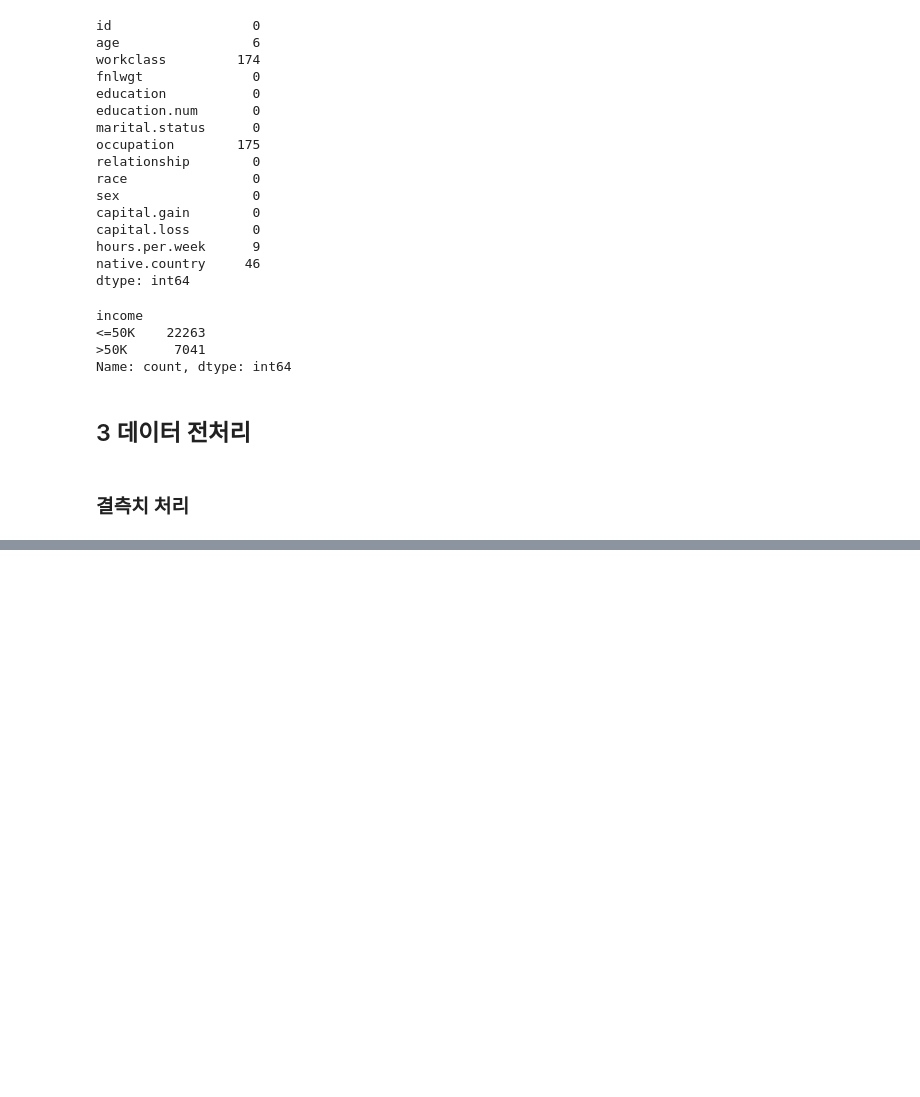
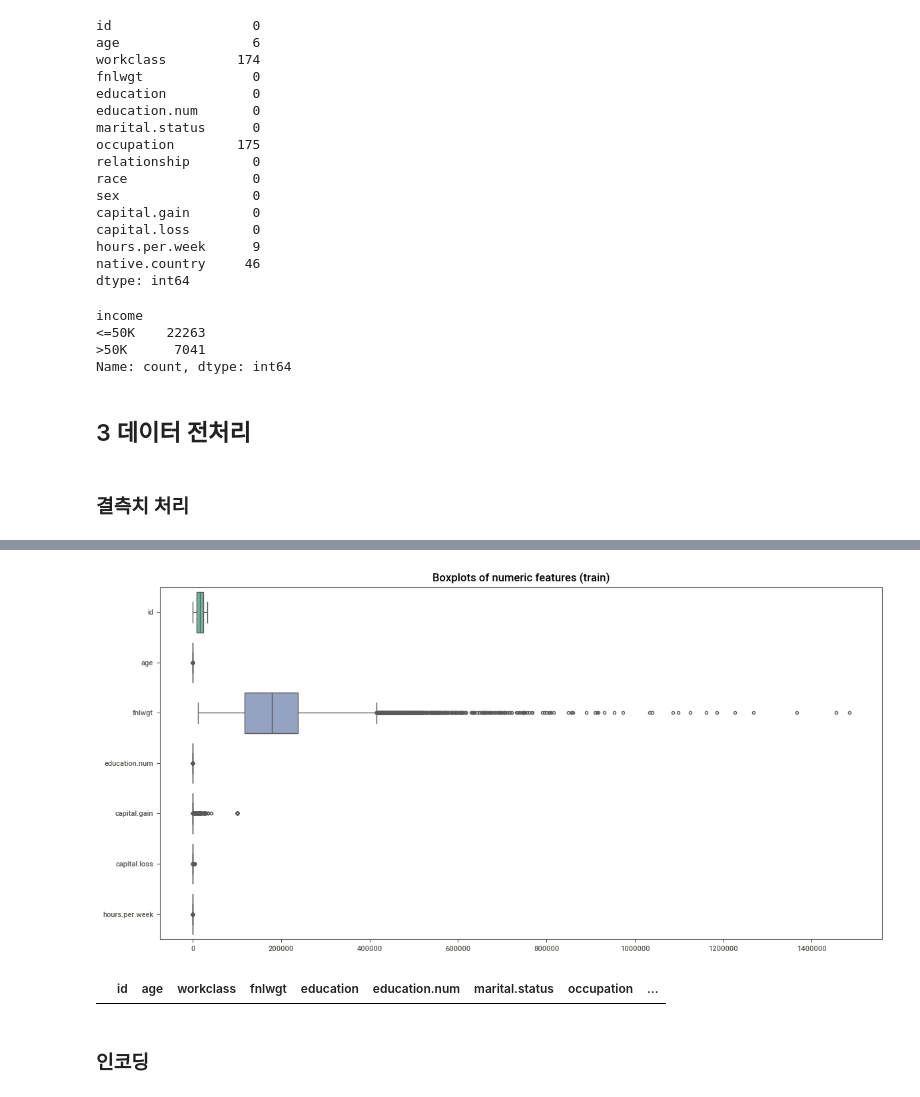
Before and after one commit to rombird/ML-PY-JUPITER, a Jupyter notebook: ML_JUPITER/notebooks/Ch01/01_이진분류.ipynb, the cells around one changed output, grey strips where cells are left out. Saved outputs shown, nothing was run; the diff lists cells and outputs as text; code cells hidden in the pictures; blank space fills up the shorter version.

```diff
--- a/ML_JUPITER/notebooks/Ch01/01_이진분류.ipynb
+++ b/ML_JUPITER/notebooks/Ch01/01_이진분류.ipynb
@@ -1313,0 +1303,13 @@ print("결측 행 삭제처리 후 : ", df.shape)
+# %%
+# 결측치 채우기(최빈값)
+train.describe(include="O")
+
+# workclass 열에서 최빈값 찾기
+# mode() : 최빈값들을 Series 형태로 반환
+m1 = train['workclass'].mode()[0] # Private
+train['workclass'] = train['workclass'].fillna(m1) # workclass 열의 결측치를 Private로 채우기
+train.isnull().sum() # workclass 결측치 확인
+
+m2 = train['native.country'].mode()[0] # United-States
+train['native.country'] = train['native.country'].fillna(m2)
+train.isnull().sum()
@@ -1313,0 +1334,4 @@ print("결측 행 삭제처리 후 : ", df.shape)
+# %%
+# 결측치 채우기(새로운 카테고리(X)로 분류)
+train['occupation'] = train['occupation'].fillna('X')
+train['occupation'].value_counts()  # X 값이 1668개 생긴 것 확인
@@ -1313,0 +1356,7 @@ print("결측 행 삭제처리 후 : ", df.shape)
+# %%
+# 결측치 채우기(수치형 - 평균값)
+value = int(train['age'].mean()) # int로 해도 train.info 확인시 int형으로 변경되지 X
+value
+train['age'] = train['age'].fillna(value)
+train.isnull().sum()
+# train.info()
@@ -1313,0 +1381,6 @@ print("결측 행 삭제처리 후 : ", df.shape)
+# %%
+# 결측치 채우기(수치형 - 중앙값)
+value = int(train['hours.per.week'].median())
+value
+train['hours.per.week'] = train['hours.per.week'].fillna(value)
+train.isnull().sum()
@@ -1313,0 +1462,29 @@ print("결측 행 삭제처리 후 : ", df.shape)
+# %%
+# 시각화 - 박스플롯 - 박스플롯이란
+# --------------------------
+
+import matplotlib.pyplot as plt
+import seaborn as sns
+
+# 수치형 컬럼만 추출
+numeric_cols = train.select_dtypes(include=['int64', 'float64']).columns
+
+plt.figure(figsize=(12, 6))
+sns.boxplot(data=train[numeric_cols], orient="h", palette="Set2")
+plt.title("Boxplots of numeric features (train)")
+plt.tight_layout()
+plt.show()
+# %% [output]
+[figure, added]
+# %%
+train[train['age']<=0] # 39, 79, 26161 행의 age가 음수값
+# test[test['age']<=0] # test의 age 음수값은 X
+# test.describe()
+
+# 이상치 제거(age > 0 큰 데이터들만 train에 포함)
+train = train[train['age']>0]
+train[train['age']<=0]
+# %% [output]
+|  | id | age | workclass | fnlwgt | education | education.num | marital.status | occupation | ... |
+# %% [markdown]
+### 인코딩
```
Also changed, not shown: parts of 33 cells of this notebook.
